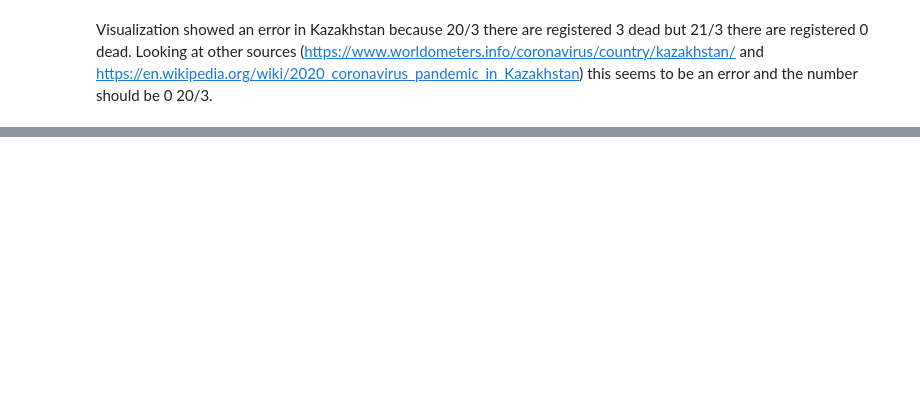
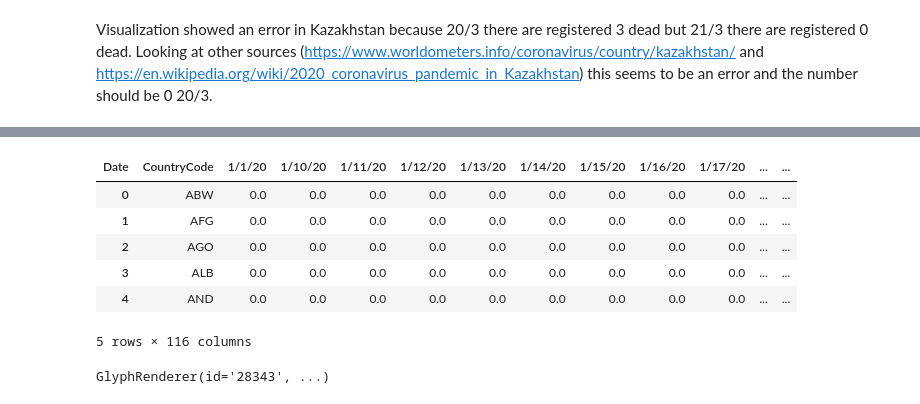
Before and after one commit to MFHolm/socialData, a Jupyter notebook: map_visualisation.ipynb, the cells around one changed output, grey strips where cells are left out. Cells and saved outputs as stored; diff of their text form; code cells hidden in the pictures; blank space fills up the shorter version.

Commit message:
added countermeasures map

```diff
--- a/map_visualisation.ipynb
+++ b/map_visualisation.ipynb
@@ -333,0 +261,14 @@ Visualization showed an error in Kazakhstan because 20/3 there are registered 3
+# %%
+countermeasures_file = '../data/OxCGRT_Download_270420_180204_Full.csv'
+#Read csv file using pandas
+countermeasures = pd.read_csv(countermeasures_file)
+# %%
+countermeasures.columns = countermeasures.columns.str.replace(' ', '_')
+def convertDate(date):
+    # convert 20200122 into 1/22/20
+    s = str(date)
+    year = s[2:4]
+    month = s[5:6]
+    day = str(int(s[6:8]))
+    return month + '/' + day + '/' + year
+countermeasures['Date'] = countermeasures['Date'].apply(convertDate)
@@ -333,0 +305,13 @@ Visualization showed an error in Kazakhstan because 20/3 there are registered 3
+# %%
+workplace_countermeasures = countermeasures[['CountryCode', 'Date', 'S2_Workplace_closing']]
+workplace_countermeasures = workplace_countermeasures.set_index(['CountryCode', 'Date']).S2_Workplace_closing.unstack().reset_index()
+# %%
+workplace_countermeasures.head()
+# %% [output]
+| Date | CountryCode | 1/1/20 | 1/10/20 | 1/11/20 | 1/12/20 | 1/13/20 | 1/14/20 | 1/15/20 | 1/16/20 | 1/17/20 | ... | ... |
+| 0 | ABW | 0.0 | 0.0 | 0.0 | 0.0 | 0.0 | 0.0 | 0.0 | 0.0 | 0.0 | ... | ... |
+| 1 | AFG | 0.0 | 0.0 | 0.0 | 0.0 | 0.0 | 0.0 | 0.0 | 0.0 | 0.0 | ... | ... |
+| 2 | AGO | 0.0 | 0.0 | 0.0 | 0.0 | 0.0 | 0.0 | 0.0 | 0.0 | 0.0 | ... | ... |
+| 3 | ALB | 0.0 | 0.0 | 0.0 | 0.0 | 0.0 | 0.0 | 0.0 | 0.0 | 0.0 | ... | ... |
+| 4 | AND | 0.0 | 0.0 | 0.0 | 0.0 | 0.0 | 0.0 | 0.0 | 0.0 | 0.0 | ... | ... |
+5 rows × 116 columns
@@ -333,0 +326,39 @@ Visualization showed an error in Kazakhstan because 20/3 there are registered 3
+# %%
+from bokeh.io import curdoc, output_notebook
+from bokeh.models import HoverTool, LogTicker, BasicTickFormatter, LinearColorMapper
+from datetime import date
+import colorcet as cc
+
+
+#Input GeoJSON source that contains features for plotting.
+countermeasures_geosource = GeoJSONDataSource(geojson = json_data(workplace_countermeasures,'CountryCode'))
+#Define a sequential multi-hue color palette.
+palette = cc.fire[:-25]
+#Reverse color order
+palette = palette[::-1]
+
+
+#The reason for not setting low = 0 is that we are using log scale and log(0) is undefined and this causes problems in
+#the colorbar
+countermeasures_color_mapper = LinearColorMapper(palette = palette, low = 1, high = 5, low_color = '#fff0ba', nan_color = '#d9d9d9')
+#Define custom tick labels for color bar.
+
+
+#Add hover tool
+countermeasures_hover = HoverTool(tooltips = [ ('Country','@country'),('S1_School closing', '@selected')])
+
+#Add colorbar
+countermeasures_color_bar = ColorBar(color_mapper=color_mapper, ticker=LogTicker(),
+                     label_standoff=12, border_line_color=None, location=(0,0), formatter = BasicTickFormatter(power_limit_high = 10))
+
+#Create figure object.
+countermeasures_p = figure(plot_height = 400 , plot_width = 800, toolbar_location = 'above', tools = [countermeasures_hover,"pan,wheel_zoom","box_zoom", "reset"])
+countermeasures_p.xgrid.grid_line_color = None
+countermeasures_p.ygrid.grid_line_color = None
+countermeasures_p.axis.visible = False
+countermeasures_p.add_layout(countermeasures_color_bar, 'right')
+#Add patch renderer to figure.
+countermeasures_p.patches('xs','ys', source = countermeasures_geosource,fill_color = {'field' :'selected', 'transform' : countermeasures_color_mapper},
+          line_color = 'black', line_width = 0.25, fill_alpha = 1)
+# %% [output]
+GlyphRenderer(id='28343', ...)
```
Also changed, not shown: parts of 15 cells of this notebook, 1 other file.
